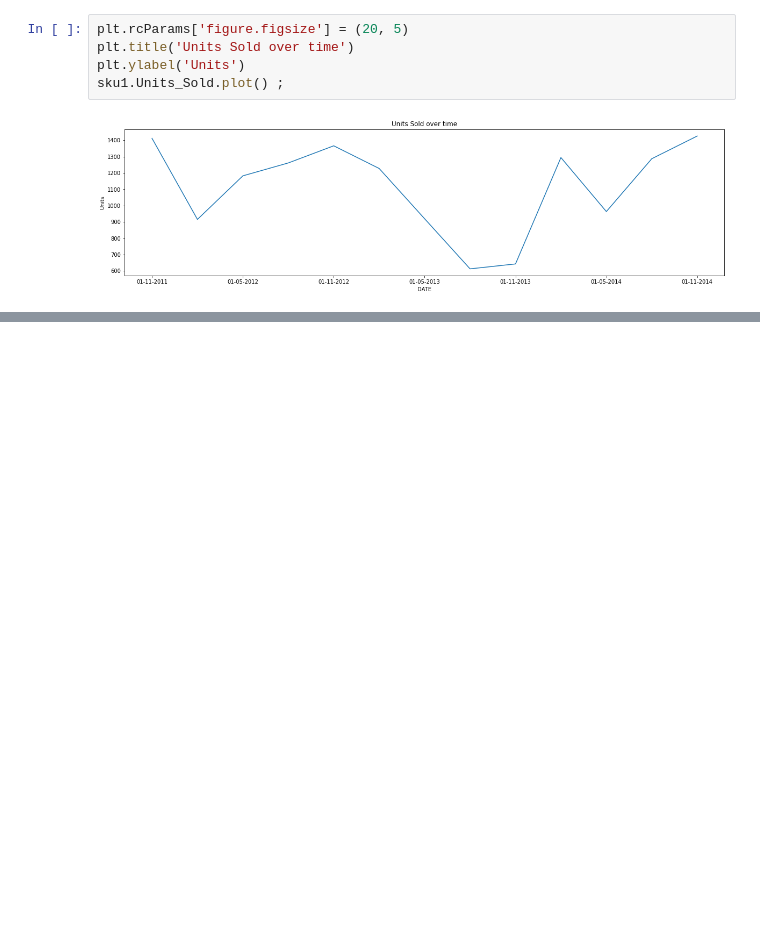
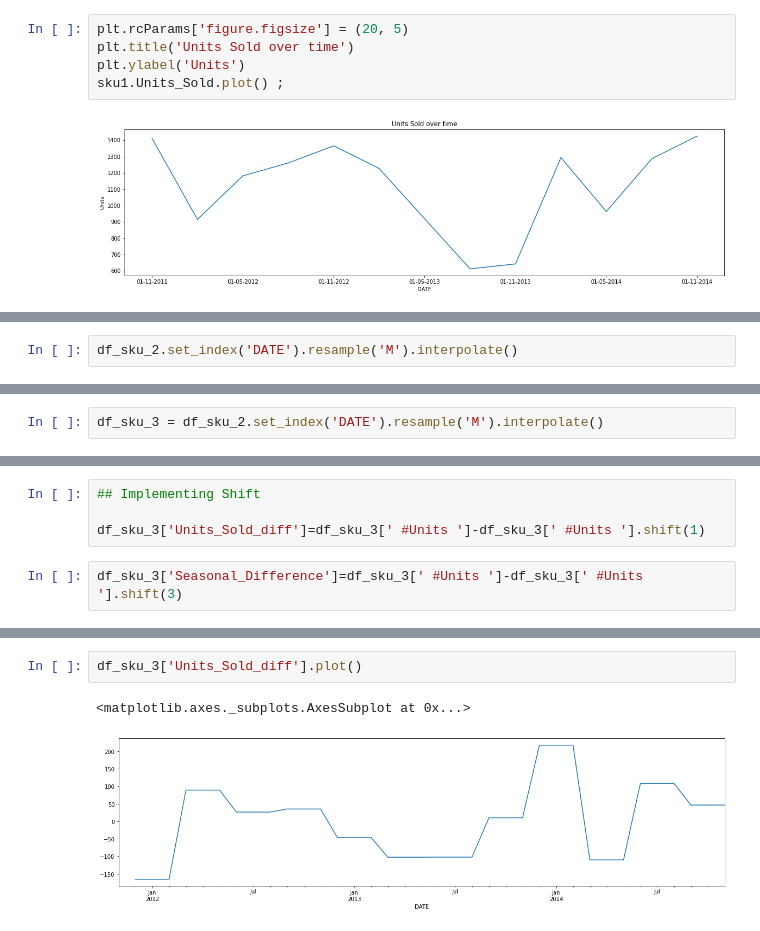
Before and after one commit to hargurjeet/hpe, a Jupyter notebook: Problem1_Time_series.ipynb, the cells around one changed output, grey strips where cells are left out. Cells and saved outputs as stored; diff of their text form; blank space fills up the shorter version.

```diff
--- a/Problem1_Time_series.ipynb
+++ b/Problem1_Time_series.ipynb
@@ -118,0 +214,2 @@ sku1.Units_Sold.plot() ;
+# %%
+df_sku_2.set_index('DATE').resample('M').interpolate()
@@ -118,0 +235,2 @@ sku1.Units_Sold.plot() ;
+# %%
+df_sku_3 = df_sku_2.set_index('DATE').resample('M').interpolate()
@@ -118,0 +258,6 @@ sku1.Units_Sold.plot() ;
+# %%
+## Implementing Shift
+
+df_sku_3['Units_Sold_diff']=df_sku_3[' #Units ']-df_sku_3[' #Units '].shift(1)
+# %%
+df_sku_3['Seasonal_Difference']=df_sku_3[' #Units ']-df_sku_3[' #Units '].shift(3)
@@ -118,0 +294,5 @@ sku1.Units_Sold.plot() ;
+# %%
+df_sku_3['Units_Sold_diff'].plot()
+# %% [output]
+<matplotlib.axes._subplots.AxesSubplot at 0x...>
+[figure, added]
```
Also changed, not shown: parts of 21 cells of this notebook.
